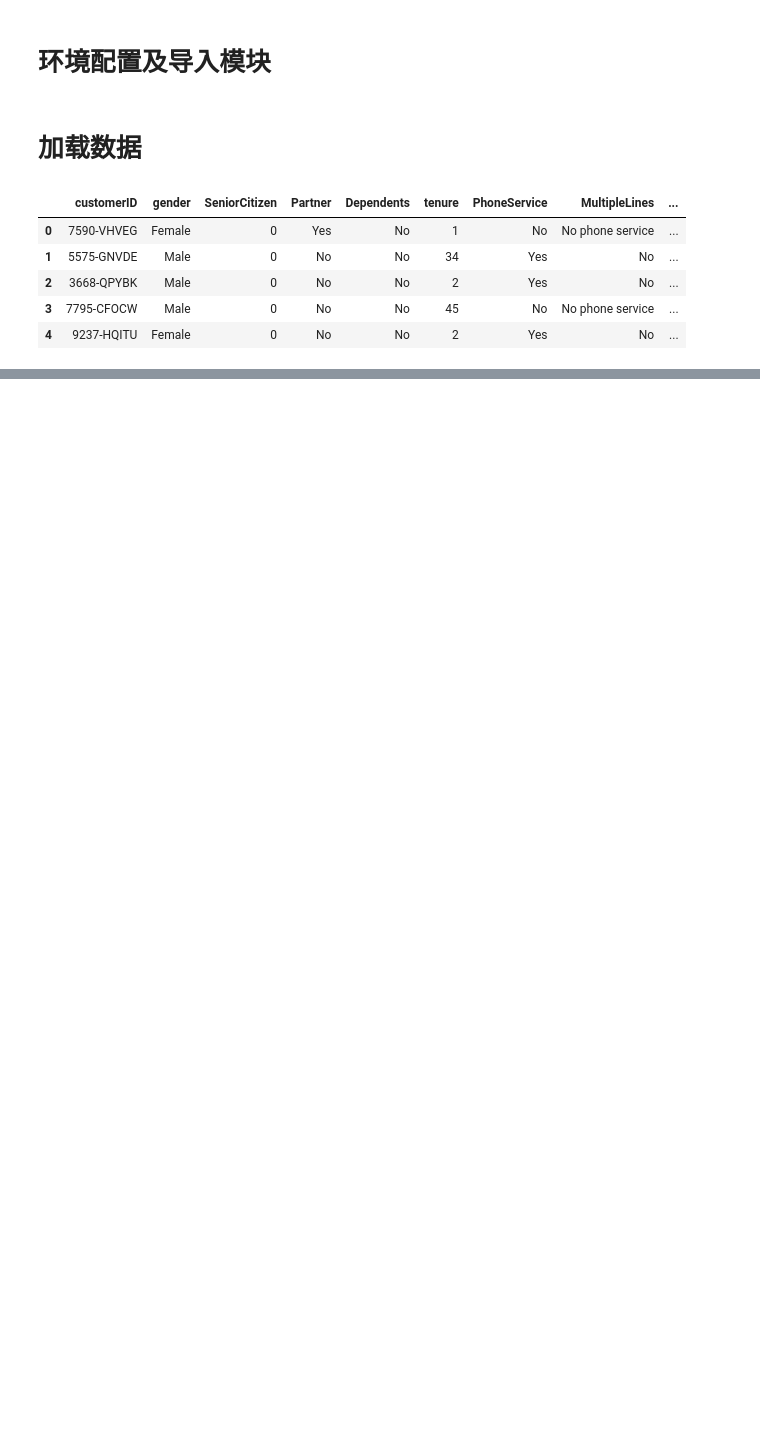
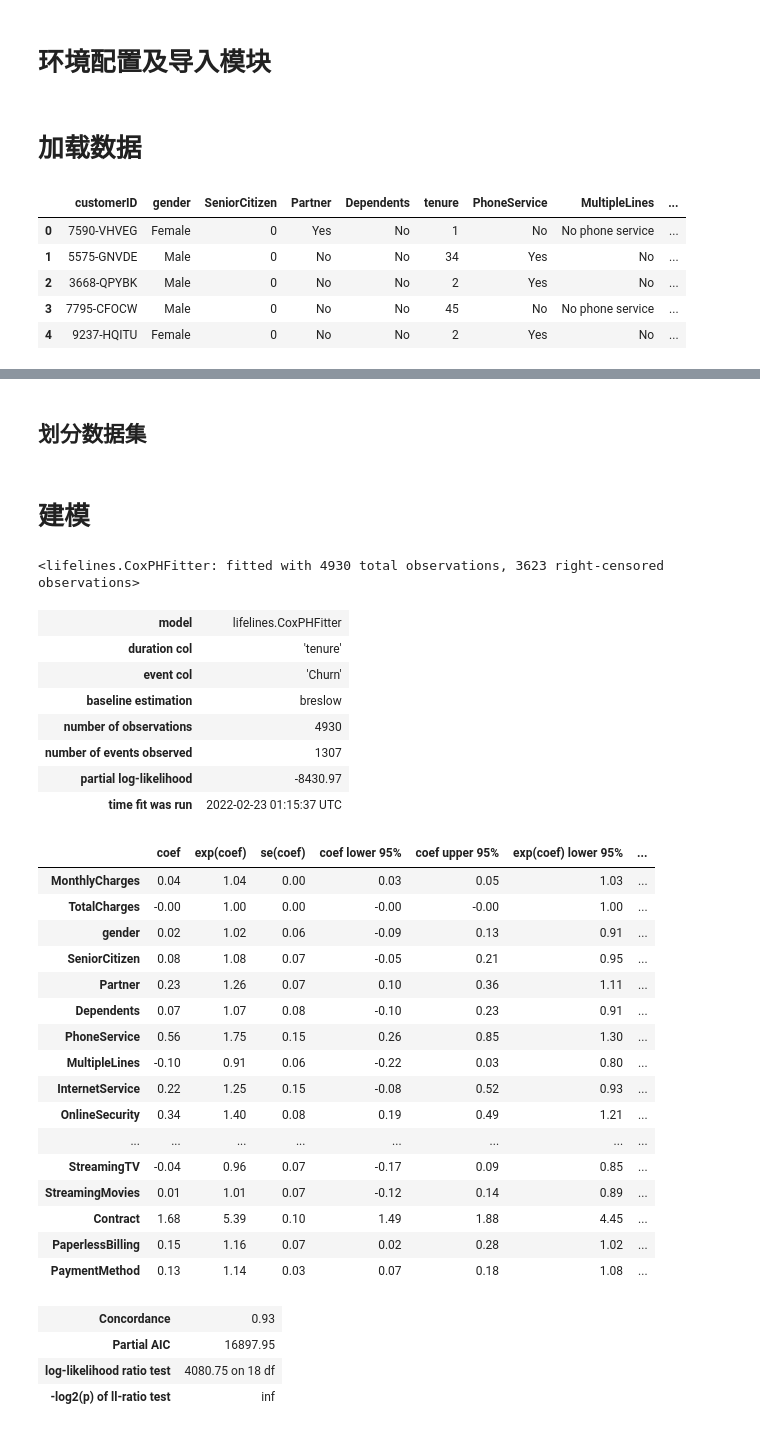
Before and after one commit to lkm18377184433/churn_survival_analysis, a Jupyter notebook: example/ipyb/数据预处理.ipynb, the cells around one changed output, grey strips where cells are left out. Saved outputs shown, nothing was run; the diff lists cells and outputs as text; code cells hidden in the pictures; blank space fills up the shorter version.

```diff
--- a/example/ipyb/数据预处理.ipynb
+++ b/example/ipyb/数据预处理.ipynb
@@ -24,0 +49,2 @@ data.head()
+# %%
+new_data = combiner.transform(data)
@@ -24,0 +53,49 @@ data.head()
+# %%
+cols = ['gender', 'SeniorCitizen', 'Partner', 'Dependents', 'PhoneService', 'MultipleLines', 'InternetService', 'OnlineSecurity',
+        'OnlineBackup', 'DeviceProtection', 'TechSupport', 'StreamingTV', 'StreamingMovies', 'Contract', 'PaperlessBilling',
+        'PaymentMethod']
+new_data = new_data[cols]
+_data = data[["customerID", "tenure", "Churn", "MonthlyCharges", "TotalCharges"]].join(new_data)
+# %% [markdown]
+## 划分数据集
+# %%
+train, test = train_test_split(_data.iloc[:, 1:], test_size=0.3, random_state=2022)
+# %% [markdown]
+# 建模
+# %%
+cph = CoxPHFitter()
+cph.fit(train, "tenure", "Churn")
+# %% [output]
+<lifelines.CoxPHFitter: fitted with 4930 total observations, 3623 right-censored observations>
+# %%
+cph.print_summary()
+# %% [output]
+| model | lifelines.CoxPHFitter |
+| duration col | 'tenure' |
+| event col | 'Churn' |
+| baseline estimation | breslow |
+| number of observations | 4930 |
+| number of events observed | 1307 |
+| partial log-likelihood | -8430.97 |
+| time fit was run | 2022-02-23 01:15:37 UTC |
+|  | coef | exp(coef) | se(coef) | coef lower 95% | coef upper 95% | exp(coef) lower 95% | ... |
+| MonthlyCharges | 0.04 | 1.04 | 0.00 | 0.03 | 0.05 | 1.03 | ... |
+| TotalCharges | -0.00 | 1.00 | 0.00 | -0.00 | -0.00 | 1.00 | ... |
+| gender | 0.02 | 1.02 | 0.06 | -0.09 | 0.13 | 0.91 | ... |
+| SeniorCitizen | 0.08 | 1.08 | 0.07 | -0.05 | 0.21 | 0.95 | ... |
+| Partner | 0.23 | 1.26 | 0.07 | 0.10 | 0.36 | 1.11 | ... |
+| Dependents | 0.07 | 1.07 | 0.08 | -0.10 | 0.23 | 0.91 | ... |
+| PhoneService | 0.56 | 1.75 | 0.15 | 0.26 | 0.85 | 1.30 | ... |
+| MultipleLines | -0.10 | 0.91 | 0.06 | -0.22 | 0.03 | 0.80 | ... |
+| InternetService | 0.22 | 1.25 | 0.15 | -0.08 | 0.52 | 0.93 | ... |
+| OnlineSecurity | 0.34 | 1.40 | 0.08 | 0.19 | 0.49 | 1.21 | ... |
+| ... | ... | ... | ... | ... | ... | ... | ... |
+| StreamingTV | -0.04 | 0.96 | 0.07 | -0.17 | 0.09 | 0.85 | ... |
+| StreamingMovies | 0.01 | 1.01 | 0.07 | -0.12 | 0.14 | 0.89 | ... |
+| Contract | 1.68 | 5.39 | 0.10 | 1.49 | 1.88 | 4.45 | ... |
+| PaperlessBilling | 0.15 | 1.16 | 0.07 | 0.02 | 0.28 | 1.02 | ... |
+| PaymentMethod | 0.13 | 1.14 | 0.03 | 0.07 | 0.18 | 1.08 | ... |
+| Concordance | 0.93 |
+| Partial AIC | 16897.95 |
+| log-likelihood ratio test | 4080.75 on 18 df |
+| -log2(p) of ll-ratio test | inf |
```
Also changed, not shown: parts of 10 cells of this notebook.
